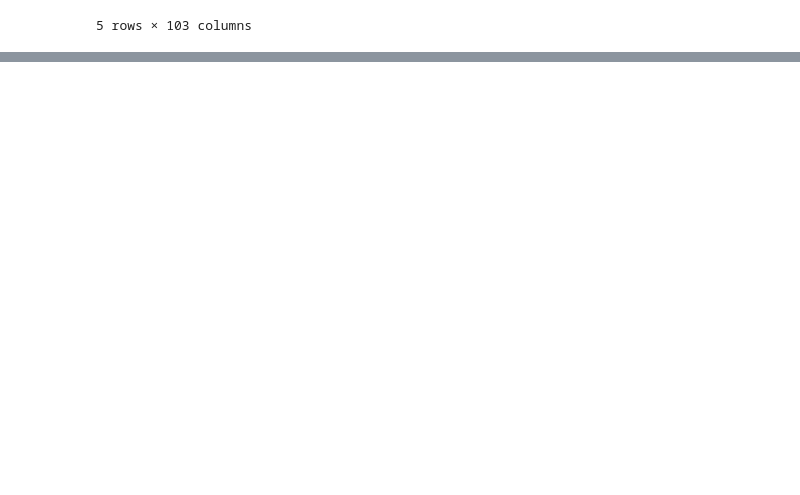
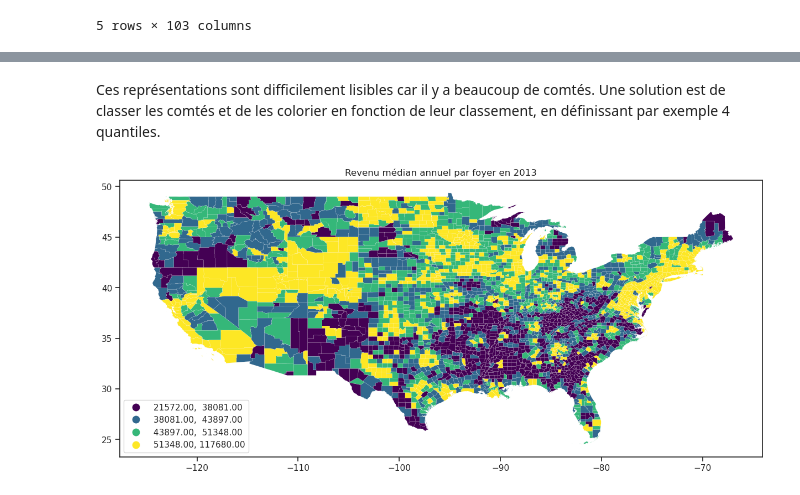
Before and after one commit to eleroux46/gun_violence, a Jupyter notebook: matis-desc-2.ipynb, the cells around one changed output, grey strips where cells are left out. Drawn from its saved outputs; the diff is of its cells as text; code cells hidden in the pictures; blank space fills up the shorter version.

```diff
--- a/matis-desc-2.ipynb
+++ b/matis-desc-2.ipynb
@@ -106,0 +122,9 @@ merge_geo.head()
+# %% [markdown]
+Ces représentations sont difficilement lisibles car il y a beaucoup de comtés. Une solution est de classer les comtés et de les colorier en fonction de leur classement, en définissant par exemple 4 quantiles.
+# %%
+total_db_geo.plot(aspect = 1, figsize = (15,15), column = "med_h_income_year_2013", legend = True,
+scheme = "Quantiles", k = 4, linewidth = 0.1, legend_kwds={'loc': 'lower left'})
+plt.title("Revenu médian annuel par foyer en 2013")
+plt.show()
+# %% [output]
+[figure, added]
```
Also changed, not shown: parts of 35 cells of this notebook.
